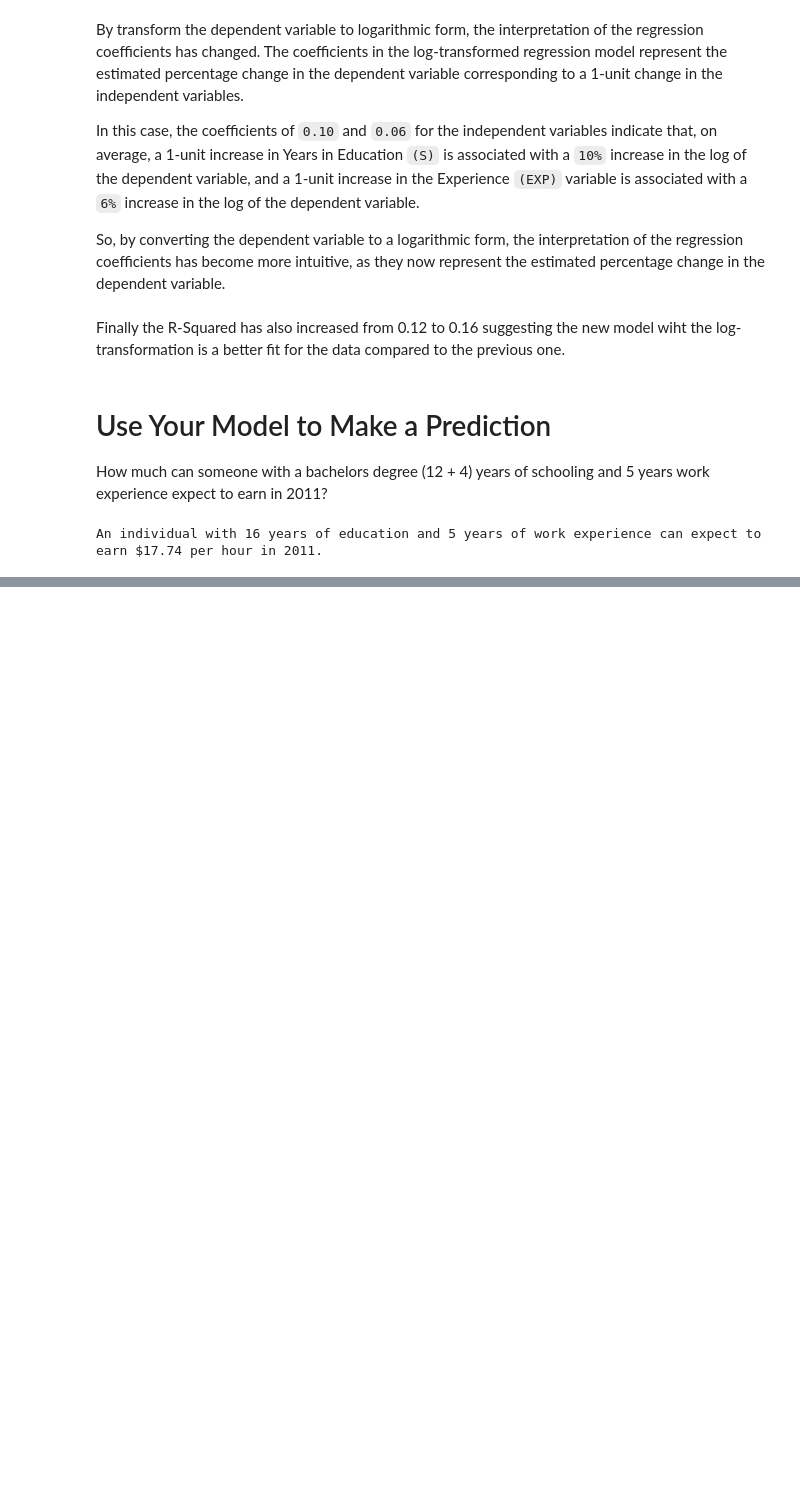
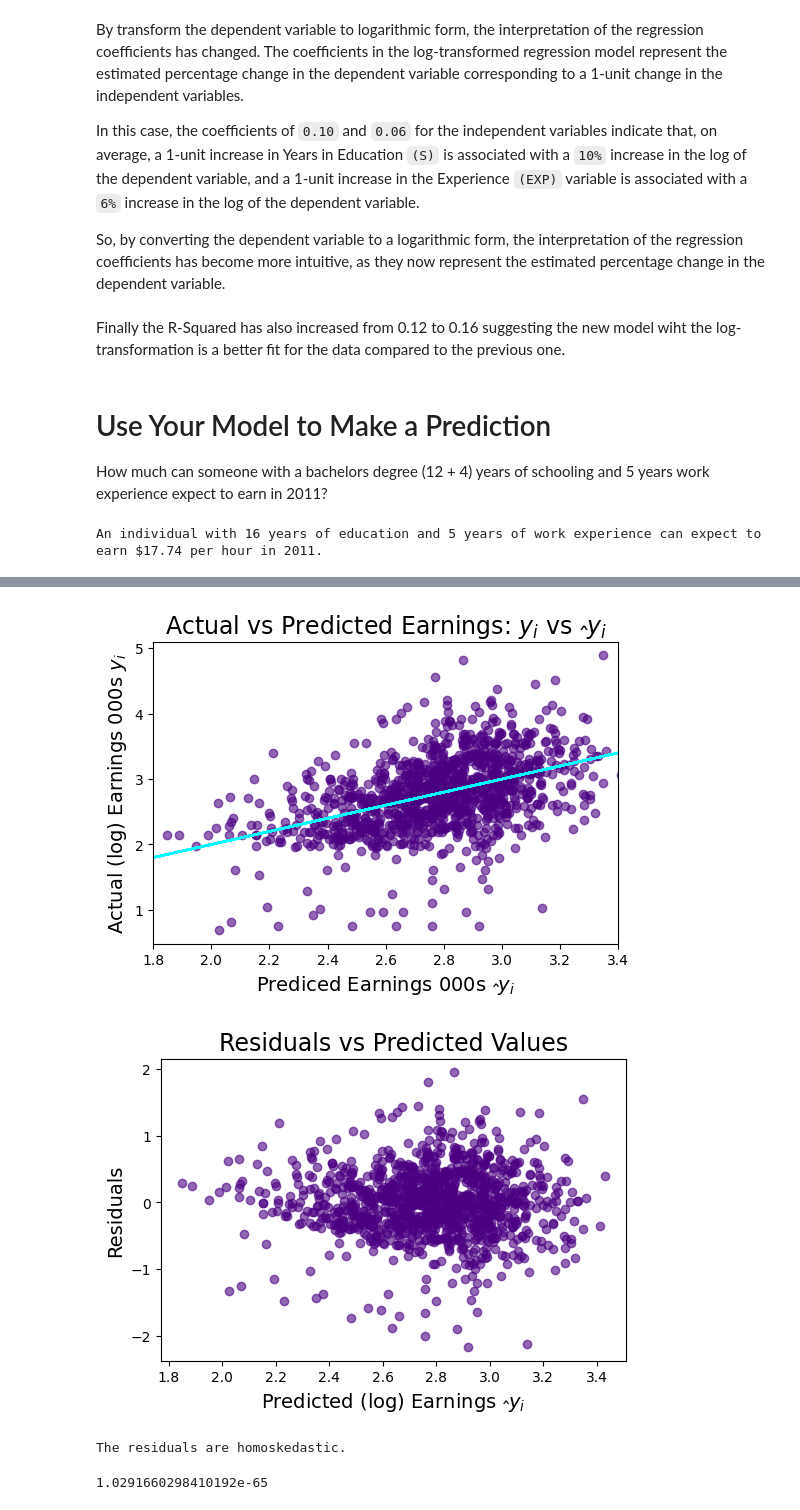
Before and after one commit to leocraig18/Data-Science-Analysis, a Jupyter notebook: Determinants_of_Earnings.ipynb, the cells around one changed output, grey strips where cells are left out. Drawn from its saved outputs; the diff is of its cells as text; code cells hidden in the pictures; blank space fills up the shorter version.

Commit message:
Created using colab, pandas, numpy, seaborn, plotly, matplotlib, sklearn, statsmodels, math.

```diff
--- a/Determinants_of_Earnings.ipynb
+++ b/Determinants_of_Earnings.ipynb
@@ -557,0 +612,42 @@ STILL TO COMPLETE
+# %%
+# Original Regression of Actual vs. Predicted Prices
+plt.figure(dpi=100)
+plt.scatter(y=log_multi_y_train, x=log_multi_predicted_vals, c='indigo', alpha=0.6)
+line = plt.plot(log_multi_y_train, log_multi_y_train, color='cyan')
+plt.xlim(1.8, 3.4)
+plt.title(f'Actual vs Predicted Earnings: $y _i$ vs $\hat y_i$', fontsize=17)
+plt.xlabel('Prediced Earnings 000s $\hat y _i$', fontsize=14)
+plt.ylabel('Actual (log) Earnings 000s $y _i$', fontsize=14)
+plt.show()
+
+# Residuals vs Predicted values
+plt.figure(dpi=100)
+plt.scatter(x=log_multi_predicted_vals, y=log_multi_residuals, c='indigo', alpha=0.6)
+plt.title('Residuals vs Predicted Values', fontsize=17)
+plt.xlabel('Predicted (log) Earnings $\hat y _i$', fontsize=14)
+plt.ylabel('Residuals', fontsize=14)
+plt.show()
+# %% [output]
+[figure, added]
+[figure, added]
+# %%
+# fit your regression model using OLS
+X = df_data[['S', 'EXP', 'MALE', 'MARRIED', 'HHBMBF']]
+y = np.log(df_data['EARNINGS'])
+model = sm.OLS(y, X).fit()
+
+# extract the residuals from the regression model
+residuals = model.resid
+
+# run the Breusch-Pagan test
+_, p_value, _, _ = het_breuschpagan(residuals, X)
+
+# check the p-value to see if the residuals are homoskedastic
+if p_value < 0.01:
+    print("The residuals are homoskedastic.")
+else:
+    print("The residuals are heteroskedastic.")
+p_value
+# %% [output]
+The residuals are homoskedastic.
+1.0291660298410192e-65
```
Also changed, not shown: parts of 11 cells of this notebook.
